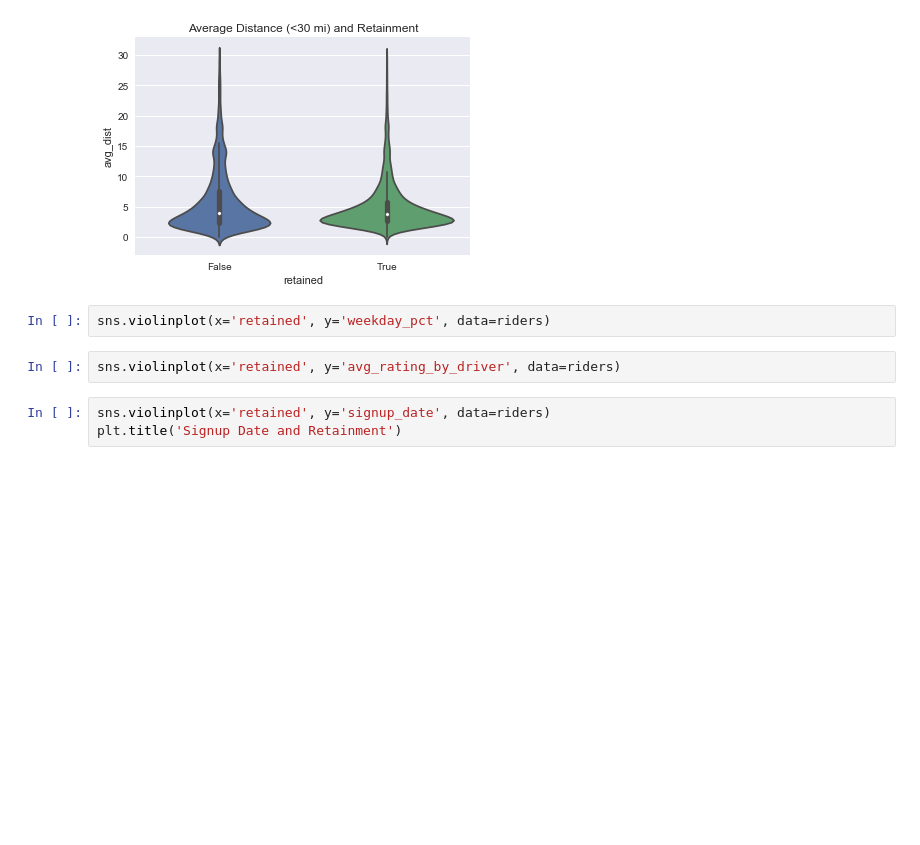
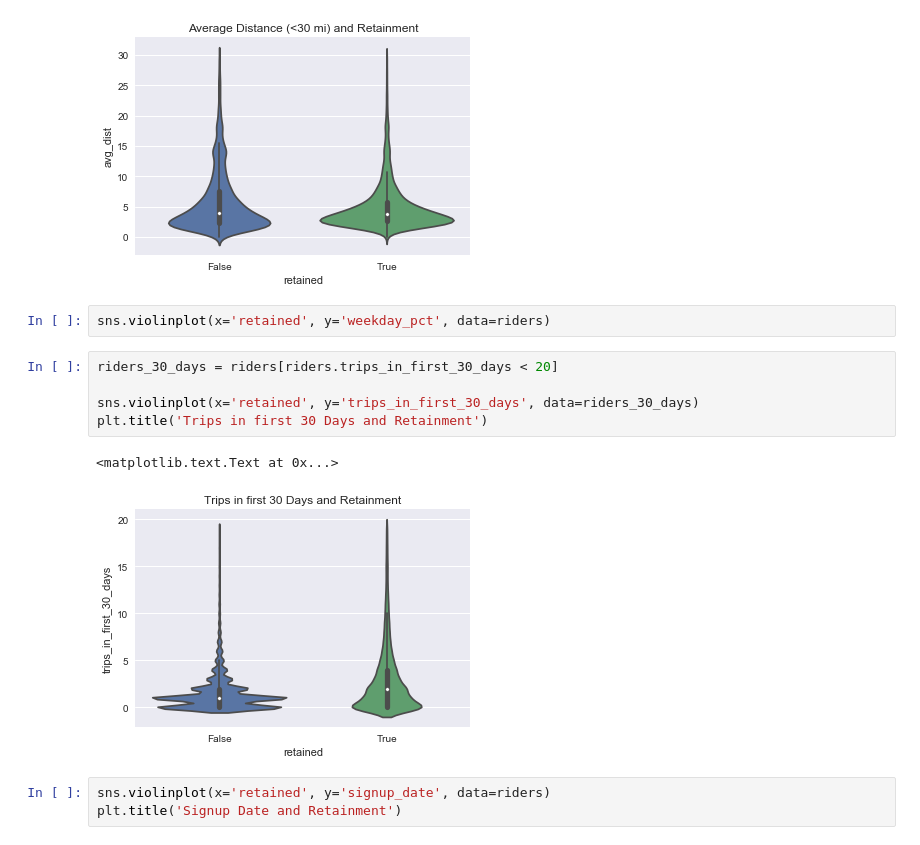
Before and after one commit to claireramming/Springboard-Mini-Projects, a Jupyter notebook: ultimate_challenge/Technical Challenge Practice 1.ipynb, the cells around one changed output. Saved outputs shown, nothing was run; the diff lists cells and outputs as text; blank space fills up the shorter version.

```diff
--- a/ultimate_challenge/Technical Challenge Practice 1.ipynb
+++ b/ultimate_challenge/Technical Challenge Practice 1.ipynb
@@ -286,8 +286,14 @@ plt.title('Average Distance (<30 mi) and Retainment')
 [figure]
 # %%
 sns.violinplot(x='retained', y='weekday_pct', data=riders)
-# %%
-sns.violinplot(x='retained', y='avg_rating_by_driver', data=riders)
+# %%
+riders_30_days = riders[riders.trips_in_first_30_days < 20]
+
+sns.violinplot(x='retained', y='trips_in_first_30_days', data=riders_30_days)
+plt.title('Trips in first 30 Days and Retainment')
+# %% [output]
+<matplotlib.text.Text at 0x...>
+[figure, added]
 # %%
 sns.violinplot(x='retained', y='signup_date', data=riders)
 plt.title('Signup Date and Retainment')
```
Also changed, not shown: 2 other files.
